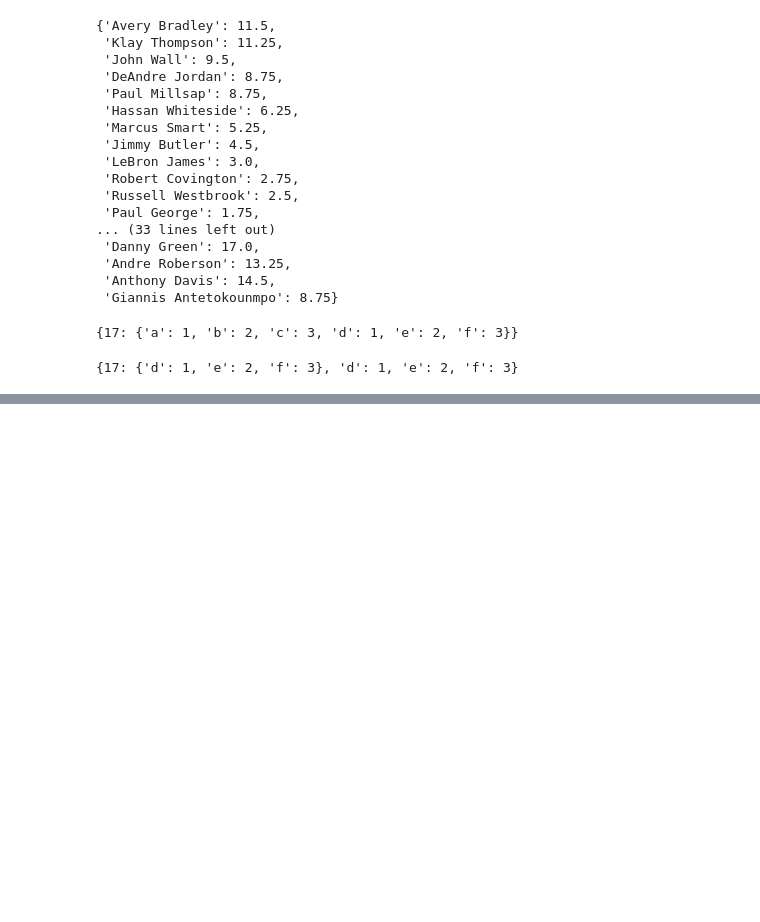
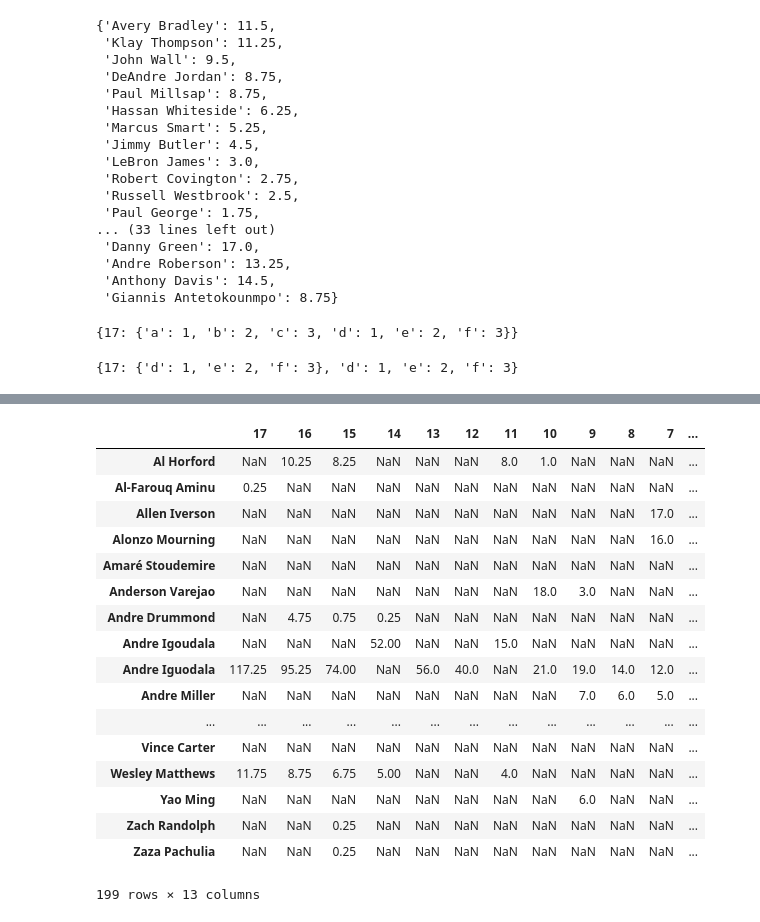
Before and after one commit to dmacUT/nba-final4-projections, a Jupyter notebook: AddingDefPlayerVotes.ipynb, the cells around one changed output, grey strips where cells are left out. Saved outputs shown, nothing was run; the diff lists cells and outputs as text; code cells hidden in the pictures; blank space fills up the shorter version.

```diff
--- a/AddingDefPlayerVotes.ipynb
+++ b/AddingDefPlayerVotes.ipynb
@@ -196,9 +196,9 @@ adv_dict
    'Andres Nocioni': 1,
    'Amaré Stoudemire': 1}}]
 # %%
-final_votes = []
+fv_dict = {}
 year = 17
 for i in range(0,13):
     adv_dict[i][year].update(adlrev[i][year])
-    final_votes.append({year:adv_dict[i][year]})
+    fv_dict[year] = adv_dict[i][year]
     year -= 1
@@ -275,0 +347,18 @@ a[0]
+# %%
+def sum_past_yrs(alladv):
+    new = alladv
+    for k, v in new.items():
+        count = 1
+        prior = k-count
+        # 17 - prior (16)
+        while prior > 4:
+            # p, v in 15
+            for player, votes in new[k].items():
+                # p, in 14
+                if player in new[prior].keys():
+                    # p15 + p14
+                    new[k][player] += new[prior][player]
+            prior -= 1
+    return new
+# %%
+fv_sum2 = sum_past_yrs(fv_dict)
@@ -275,0 +385,23 @@ a[0]
+# %%
+fv_df2 = pd.DataFrame.from_dict(fv_sum2)
+# %%
+fv_df2
+# %% [output]
+|  | 17 | 16 | 15 | 14 | 13 | 12 | 11 | 10 | 9 | 8 | 7 | ... |
+| Al Horford | NaN | 10.25 | 8.25 | NaN | NaN | NaN | 8.0 | 1.0 | NaN | NaN | NaN | ... |
+| Al-Farouq Aminu | 0.25 | NaN | NaN | NaN | NaN | NaN | NaN | NaN | NaN | NaN | NaN | ... |
+| Allen Iverson | NaN | NaN | NaN | NaN | NaN | NaN | NaN | NaN | NaN | NaN | 17.0 | ... |
+| Alonzo Mourning | NaN | NaN | NaN | NaN | NaN | NaN | NaN | NaN | NaN | NaN | 16.0 | ... |
+| Amaré Stoudemire | NaN | NaN | NaN | NaN | NaN | NaN | NaN | NaN | NaN | NaN | NaN | ... |
+| Anderson Varejao | NaN | NaN | NaN | NaN | NaN | NaN | NaN | 18.0 | 3.0 | NaN | NaN | ... |
+| Andre Drummond | NaN | 4.75 | 0.75 | 0.25 | NaN | NaN | NaN | NaN | NaN | NaN | NaN | ... |
+| Andre Igoudala | NaN | NaN | NaN | 52.00 | NaN | NaN | 15.0 | NaN | NaN | NaN | NaN | ... |
+| Andre Iguodala | 117.25 | 95.25 | 74.00 | NaN | 56.0 | 40.0 | NaN | 21.0 | 19.0 | 14.0 | 12.0 | ... |
+| Andre Miller | NaN | NaN | NaN | NaN | NaN | NaN | NaN | NaN | 7.0 | 6.0 | 5.0 | ... |
+| ... | ... | ... | ... | ... | ... | ... | ... | ... | ... | ... | ... | ... |
+| Vince Carter | NaN | NaN | NaN | NaN | NaN | NaN | NaN | NaN | NaN | NaN | NaN | ... |
+| Wesley Matthews | 11.75 | 8.75 | 6.75 | 5.00 | NaN | NaN | 4.0 | NaN | NaN | NaN | NaN | ... |
+| Yao Ming | NaN | NaN | NaN | NaN | NaN | NaN | NaN | NaN | 6.0 | NaN | NaN | ... |
+| Zach Randolph | NaN | NaN | 0.25 | NaN | NaN | NaN | NaN | NaN | NaN | NaN | NaN | ... |
+| Zaza Pachulia | NaN | NaN | 0.25 | NaN | NaN | NaN | NaN | NaN | NaN | NaN | NaN | ... |
+199 rows × 13 columns
```
Also changed, not shown: parts of 12 cells of this notebook.
